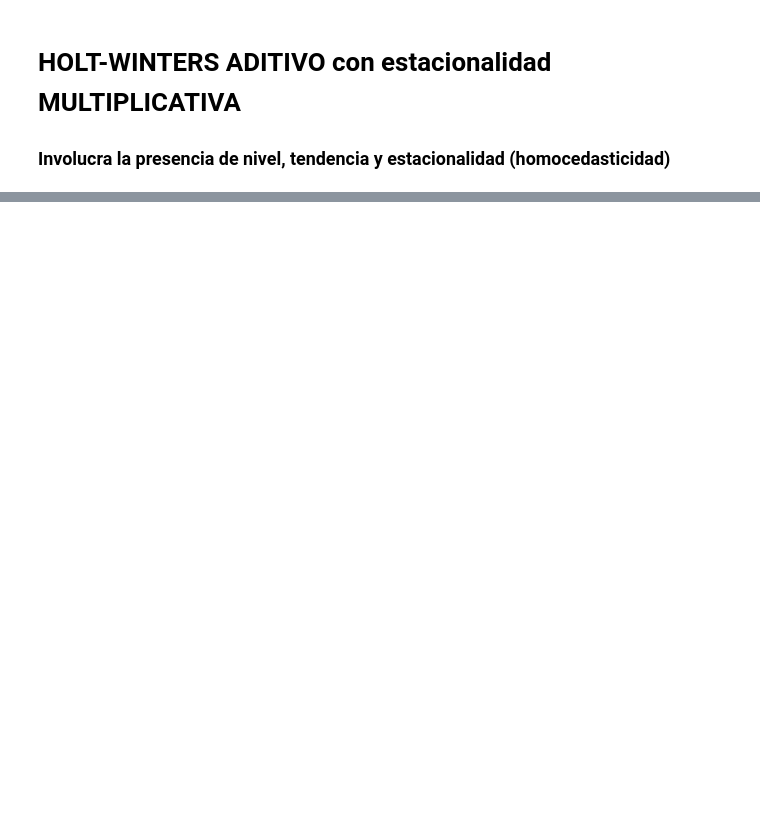
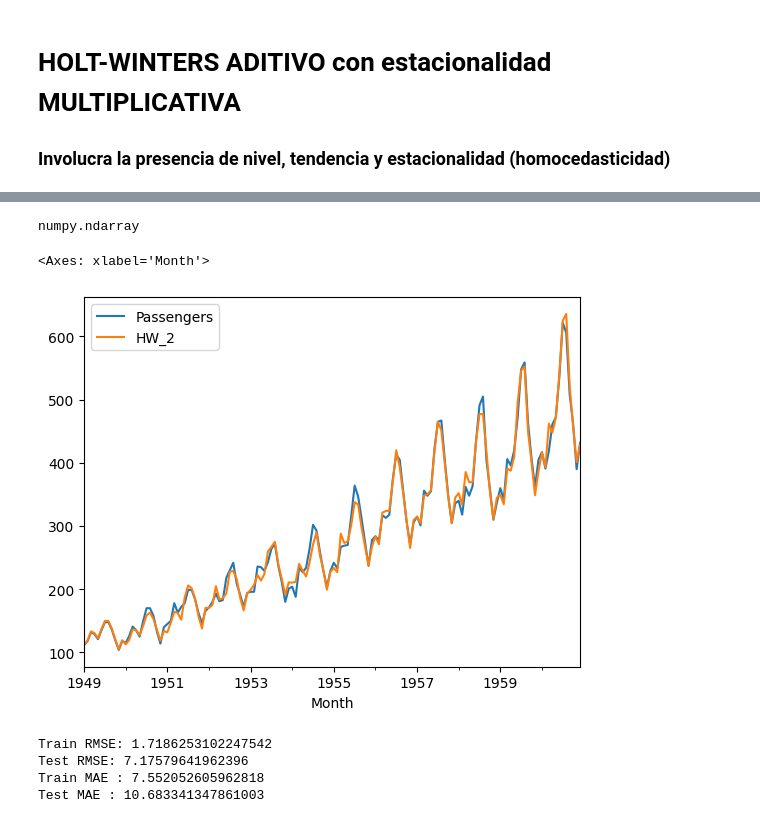
Before and after one commit to JairRamosG/Lazy, a Jupyter notebook: holt_winters_model.ipynb, the cells around one changed output, grey strips where cells are left out. Saved outputs shown, nothing was run; the diff lists cells and outputs as text; code cells hidden in the pictures; blank space fills up the shorter version.

Commit message:
Holt Winters medidas de desempeño

```diff
--- a/holt_winters_model.ipynb
+++ b/holt_winters_model.ipynb
@@ -53,2 +88,33 @@ df[['Passengers', 'HW_add']].plot()
+# %%
+train_idx = df.index <= train.index[-1]
+test_idx = df.index > train.index[-1]
+type(test_idx)
+# %% [output]
+numpy.ndarray
 # %%
-holt_winters_2 =
+holt_winters_2 = ExponentialSmoothing(train['Passengers'],
+                                      initialization_method = 'legacy-heuristic',
+                                      trend = 'add',
+                                      seasonal = 'mul',
+                                      seasonal_periods = periods)
+# %%
+res = holt_winters_2.fit()
+# %%
+df_2.loc[train_idx, 'HW_2'] = res.fittedvalues
+df_2.loc[test_idx,  'HW_2'] = res.forecast(n_test)
+# %%
+df_2[['Passengers', 'HW_2']].plot()
+# %% [output]
+<Axes: xlabel='Month'>
+[figure, added]
+# %%
+print(F"Train RMSE: {rmse_medida(train['Passengers'], res.fittedvalues)}")
+print(F"Test RMSE: {rmse_medida(test['Passengers'], res.forecast(n_test))}")
+
+print(F"Train MAE : {mae_medida(train['Passengers'], res.fittedvalues)}")
+print(F"Test MAE : {mae_medida(test['Passengers'], res.forecast(n_test))}")
+# %% [output]
+Train RMSE: 1.7186253102247542
+Test RMSE: 7.17579641962396
+Train MAE : 7.552052605962818
+Test MAE : 10.683341347861003
```
Also changed, not shown: parts of 16 cells of this notebook.
